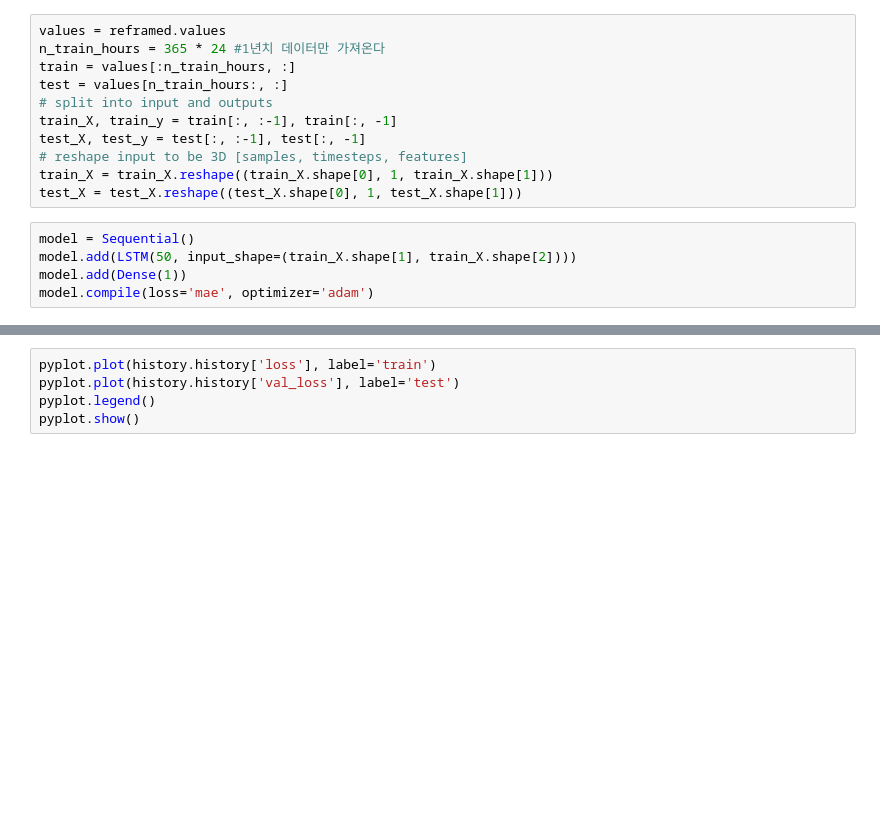
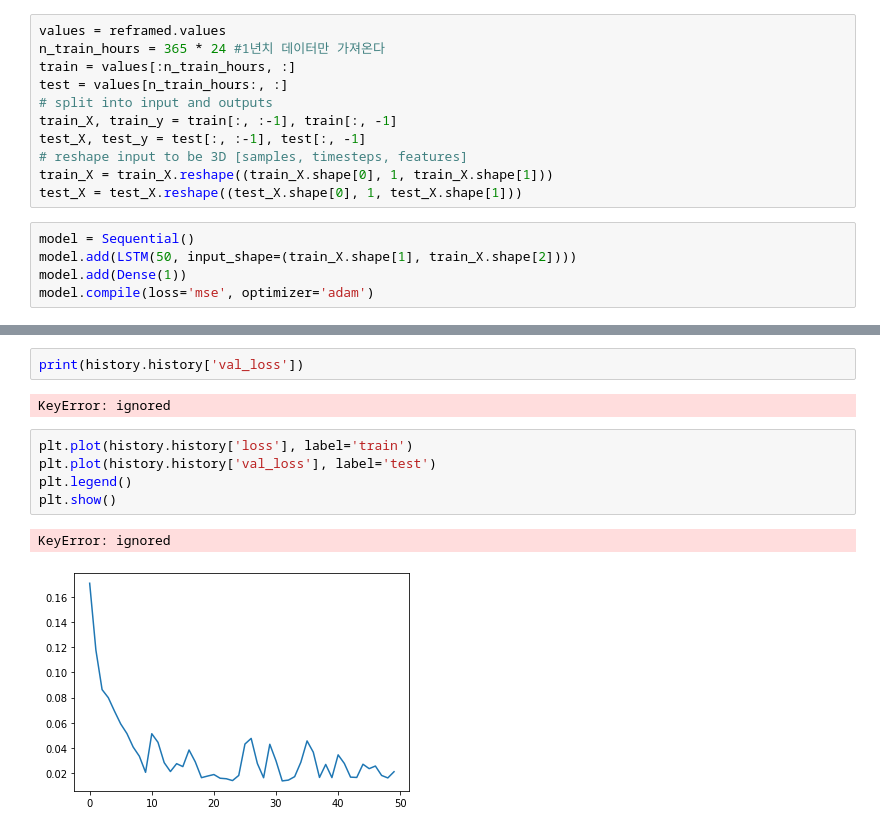
Before and after one commit to ggwnsghgg/Exchange_rate_prediction_Project, a Jupyter notebook: 환율_데이터_다변_LSTM_진행.ipynb, the cells around one changed output, grey strips where cells are left out. Drawn from its saved outputs; the diff is of its cells as text; blank space fills up the shorter version.

```diff
--- a/환율_데이터_다변_LSTM_진행.ipynb
+++ b/환율_데이터_다변_LSTM_진행.ipynb
@@ -200,4 +209,4 @@ test_X = test_X.reshape((test_X.shape[0], 1, test_X.shape[1]))
 model = Sequential()
 model.add(LSTM(50, input_shape=(train_X.shape[1], train_X.shape[2])))
 model.add(Dense(1))
-model.compile(loss='mae', optimizer='adam')
+model.compile(loss='mse', optimizer='adam')
@@ -211,8 +234,15 @@ NameError: ignored
+# %%
+print(history.history['val_loss'])
+# %% [output]
+KeyError: ignored
 # %%
-pyplot.plot(history.history['loss'], label='train')
-pyplot.plot(history.history['val_loss'], label='test')
-pyplot.legend()
-pyplot.show()
+plt.plot(history.history['loss'], label='train')
+plt.plot(history.history['val_loss'], label='test')
+plt.legend()
+plt.show()
+# %% [output]
+KeyError: ignored
+[figure, added]
 # %%
 train_size = int(0.8 * len(df_scaler))
 train = df_scaler.iloc[:train_size, :]
```
Also changed, not shown: parts of 4 cells of this notebook.
